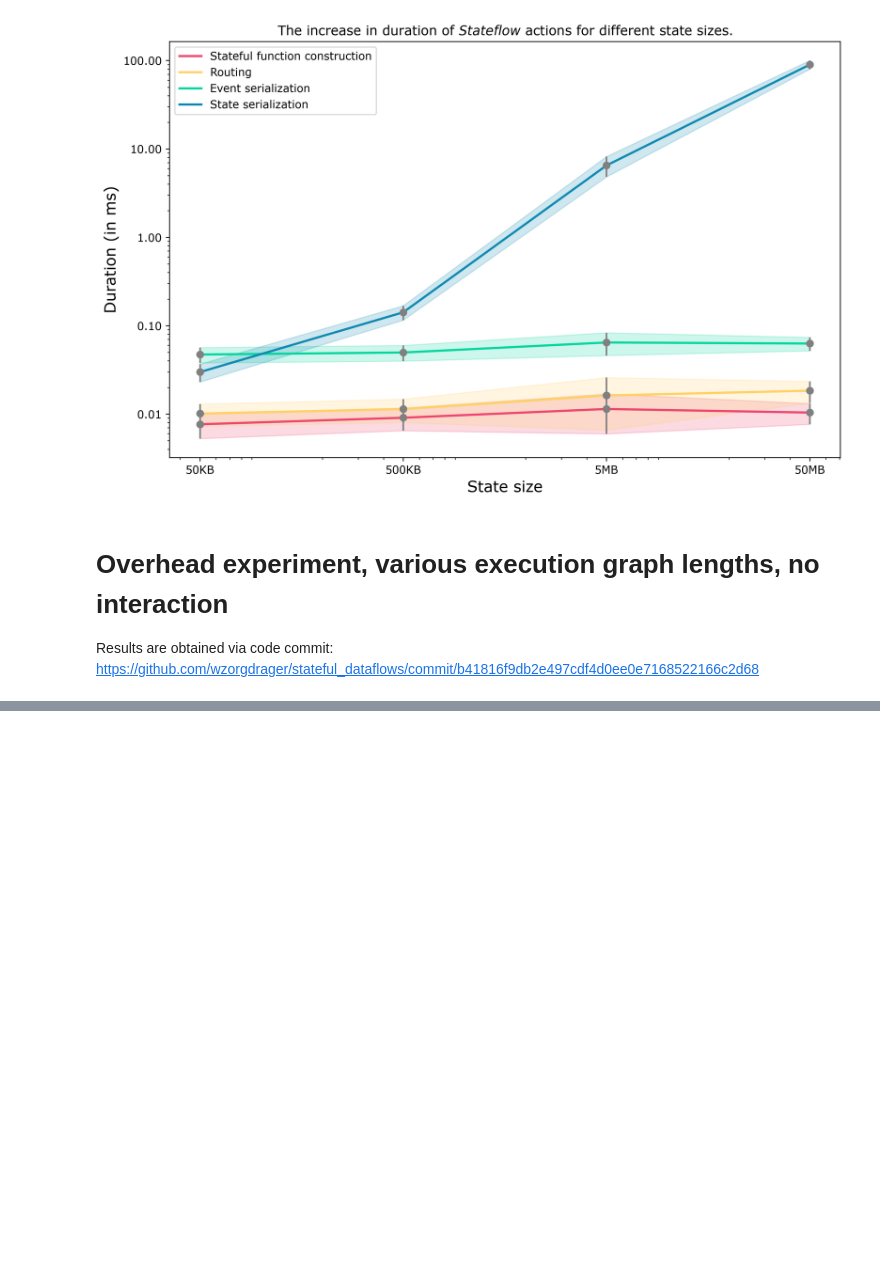
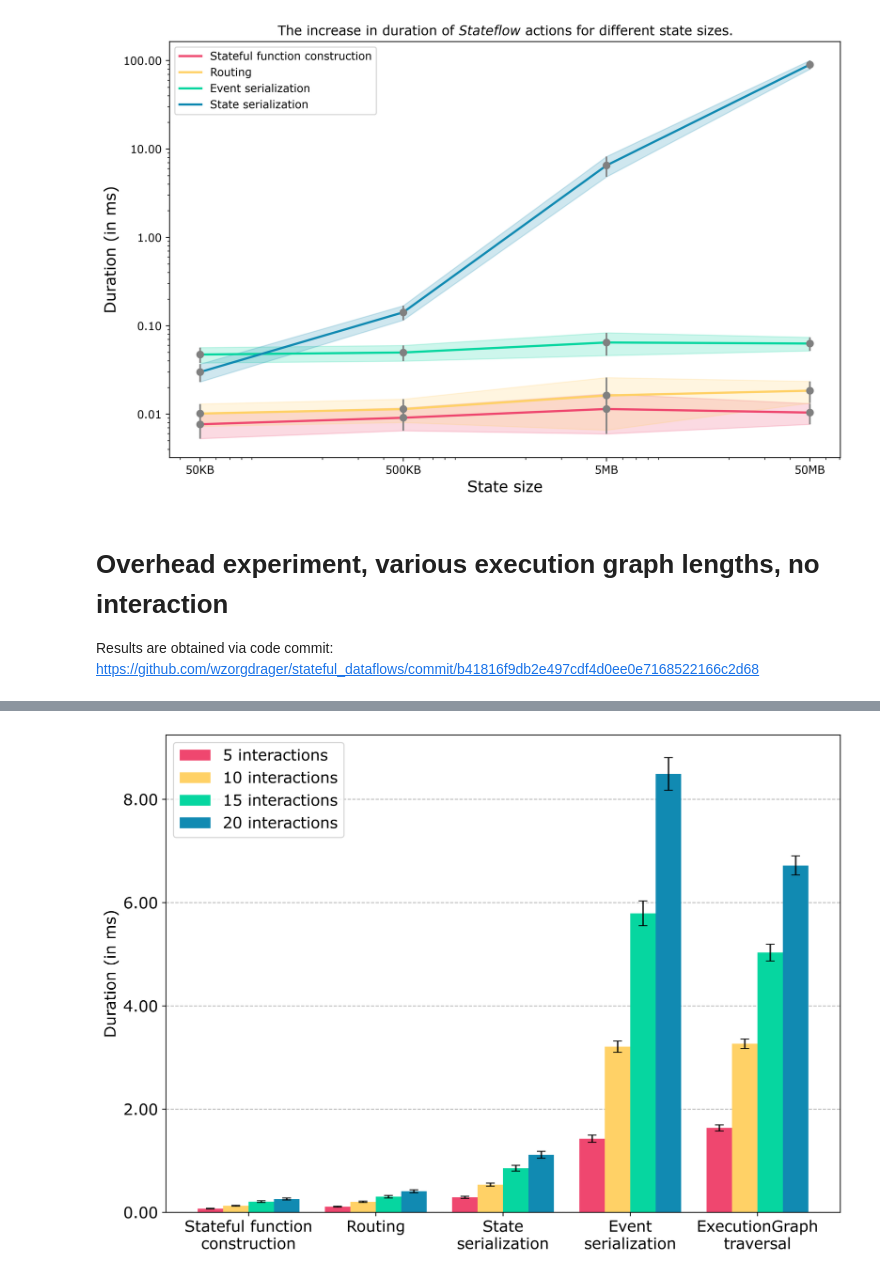
Before and after one commit to delftdata/stateflow-evaluation, a Jupyter notebook: results/overhead/overhead_results.ipynb, the cells around one changed output, grey strips where cells are left out. Saved outputs shown, nothing was run; the diff lists cells and outputs as text; code cells hidden in the pictures; blank space fills up the shorter version.

```diff
--- a/results/overhead/overhead_results.ipynb
+++ b/results/overhead/overhead_results.ipynb
@@ -293,0 +376,8 @@ plt.show()
+# %%
+in_20_data = pd.read_csv("interactions_20.csv")
+columns = ["STATE_SERIALIZATION_DURATION", "EVENT_SERIALIZATION_DURATION", "ROUTING_DURATION", "ACTOR_CONSTRUCTION", "EXECUTION_GRAPH_TRAVERSAL"]
+
+for column in columns:
+    in_20_data = in_20_data[in_20_data[column] < in_20_data[column].quantile(0.95)]
+
+in_20_data.describe()
@@ -293,0 +394,20 @@ plt.show()
+# %%
+columns = ["ACTOR_CONSTRUCTION", "ROUTING_DURATION", "STATE_SERIALIZATION_DURATION", "EVENT_SERIALIZATION_DURATION", "EXECUTION_GRAPH_TRAVERSAL"]
+
+in_5_data_mean = in_5_data[columns].mean().to_frame(name="5 interactions")
+in_10_data_mean = in_10_data[columns].mean().to_frame(name="10 interactions")
+in_15_data_mean = in_15_data[columns].mean().to_frame(name="15 interactions")
+in_20_data_mean = in_20_data[columns].mean().to_frame(name="20 interactions")
+
+in_5_data_std = in_5_data[columns].std().to_frame(name="5 interactions")
+in_10_data_std = in_10_data[columns].std().to_frame(name="10 interactions")
+in_15_data_std = in_15_data[columns].std().to_frame(name="15 interactions")
+in_20_data_std = in_20_data[columns].std().to_frame(name="20 interactions")
+#eg_500_data_std = eg_500_data[columns].std().to_frame(name="500 nodes")
+#eg_1000_data_std = eg_1000_data[columns].std().to_frame(name="1000 nodes")
+
+
+overhead_in_mean = pd.concat([in_5_data_mean, in_10_data_mean, in_15_data_mean, in_20_data_mean], axis=1)
+overhead_in_std = pd.concat([in_5_data_std,in_10_data_std, in_15_data_std, in_20_data_std], axis=1)
+print(overhead_in_mean)
+print(overhead_in_std)
@@ -293,0 +432,15 @@ plt.show()
+# %%
+ax = overhead_in_mean.plot(kind="bar", color=["#ef476f", "#ffd166", "#06d6a0", "#118ab2", "#073b4c"], yerr=overhead_in_std, rot=0, fontsize=12, capsize=4, width=0.8, ecolor='black', error_kw={"alpha": 0.80})
+ax.set_axisbelow(True)
+plt.grid(axis="y", linestyle="--")
+plt.legend(loc=0, prop={"size": 14})
+#ax.set_yscale('log')
+ax.set_ylabel("Duration (in ms)", fontsize=14)
+#ax.set_xlabel(r"$Stateflow$ " + "component", fontsize=14)
+plt.yticks(fontsize=14)
+ax.set_xticklabels(["Stateful function\nconstruction", "Routing", "State\nserialization", "Event\nserialization", "ExecutionGraph\ntraversal"], fontsize=14)
+#ax.set_title(r"Duration of components in $Stateflow$ with varying state size. ")
+ax.yaxis.set_major_formatter(matplotlib.ticker.FormatStrFormatter('%.2f'))
+plt.savefig("interaction_overhead.pdf", bbox_inches = 'tight', pad_inches = 0)
+# %% [output]
+[figure, added]
```
Also changed, not shown: parts of 18 cells of this notebook, 3 other files.
